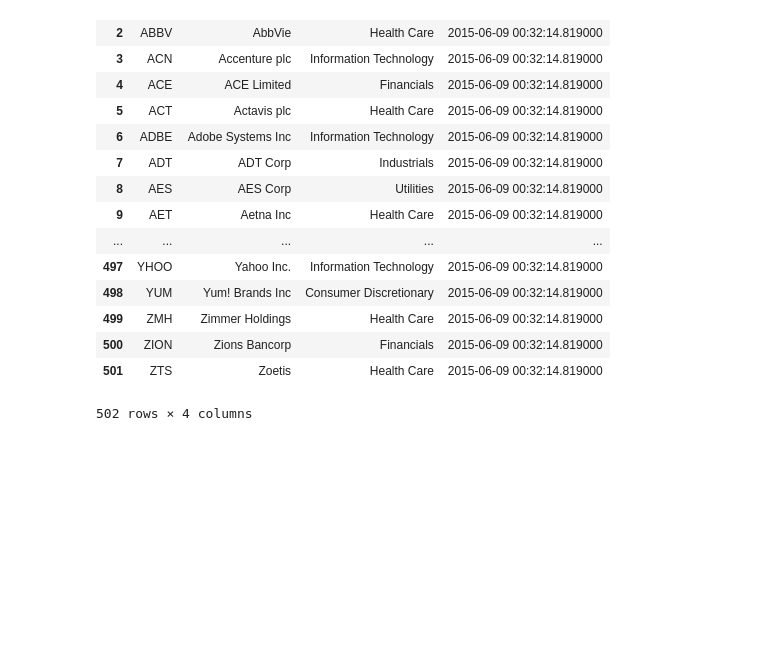
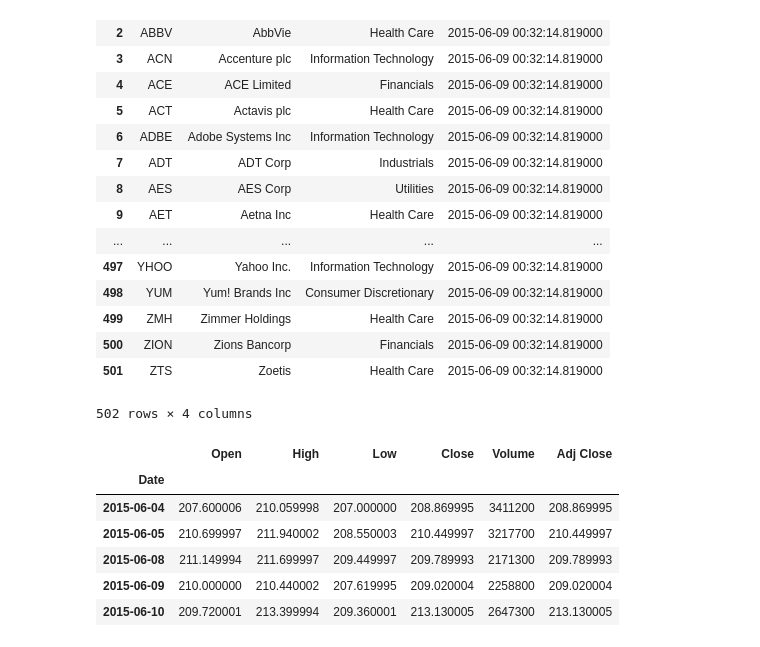
Before and after one commit to mcdaded/1--Python-Notebooks, a Jupyter notebook: PyCon2015/ML Stocks.ipynb, the cells around one changed output. Saved outputs shown, nothing was run; the diff lists cells and outputs as text; code cells hidden in the pictures; blank space fills up the shorter version.

```diff
--- a/PyCon2015/ML Stocks.ipynb
+++ b/PyCon2015/ML Stocks.ipynb
@@ -66,0 +106,10 @@ symbols
+# %%
+gs.tail()
+# %% [output]
+|  | Open | High | Low | Close | Volume | Adj Close |
+| Date |  |  |  |  |  |  |
+| 2015-06-04 | 207.600006 | 210.059998 | 207.000000 | 208.869995 | 3411200 | 208.869995 |
+| 2015-06-05 | 210.699997 | 211.940002 | 208.550003 | 210.449997 | 3217700 | 210.449997 |
+| 2015-06-08 | 211.149994 | 211.699997 | 209.449997 | 209.789993 | 2171300 | 209.789993 |
+| 2015-06-09 | 210.000000 | 210.440002 | 207.619995 | 209.020004 | 2258800 | 209.020004 |
+| 2015-06-10 | 209.720001 | 213.399994 | 209.360001 | 213.130005 | 2647300 | 213.130005 |
```
Also changed, not shown: parts of 9 cells of this notebook, 2 other files.
